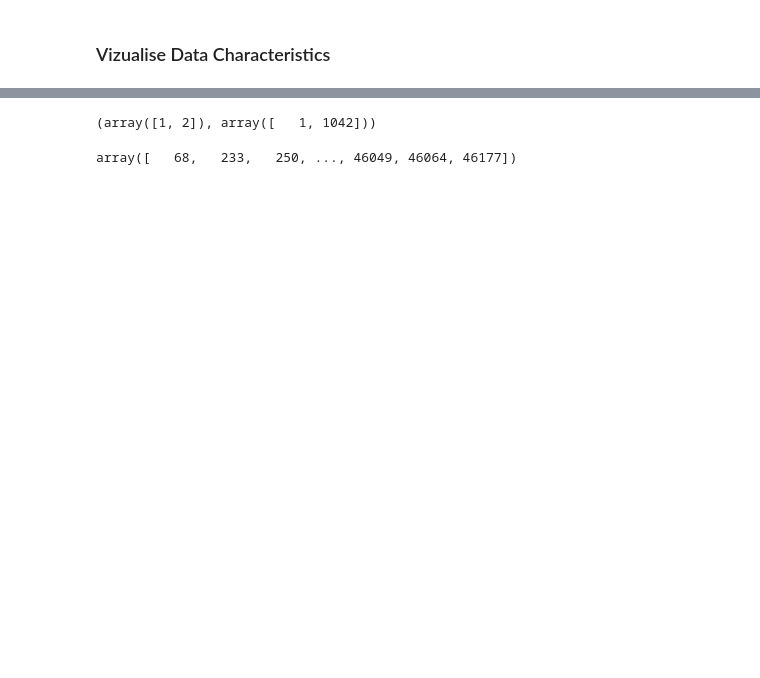
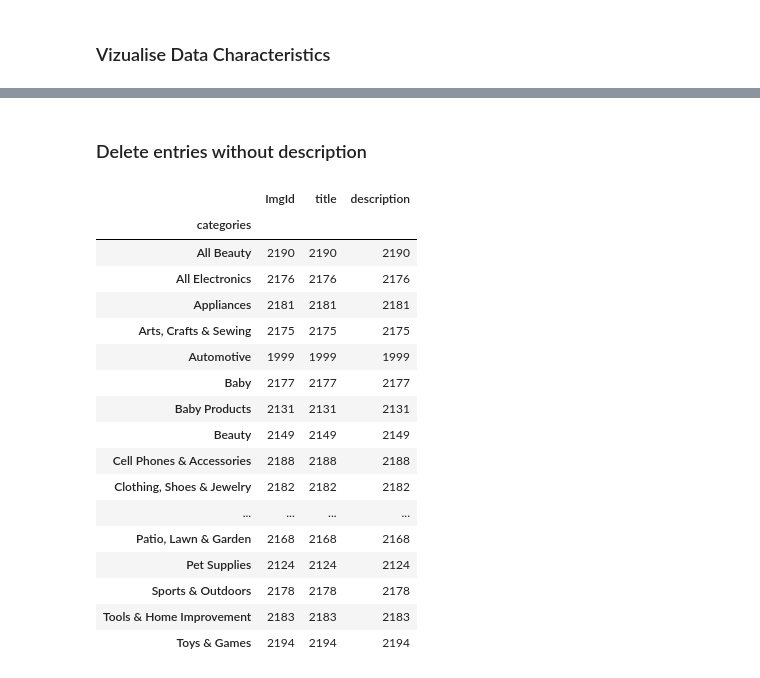
Before and after one commit to Elsasser67/DataScience21, a Jupyter notebook: Projekt/Kaggle_Projekt_Schnell_Theo.ipynb, the cells around one changed output, grey strips where cells are left out. Saved outputs shown, nothing was run; the diff lists cells and outputs as text; code cells hidden in the pictures; blank space fills up the shorter version.

```diff
--- a/Projekt/Kaggle_Projekt_Schnell_Theo.ipynb
+++ b/Projekt/Kaggle_Projekt_Schnell_Theo.ipynb
@@ -105,10 +124,25 @@ data.groupby('categories').count()
+# %% [markdown]
+### Delete entries without description
 # %%
-hey1, hey2 = np.where(pd.isnull(data))
+data = data.drop(index=np.where(pd.isnull(data)))
-# %%
-np.unique(hey2, return_counts=True)
-# %% [output]
-(array([1, 2]), array([   1, 1042]))
-# %%
-hey1
-# %% [output]
-array([   68,   233,   250, ..., 46049, 46064, 46177])
+# %%
+data.groupby('categories').count()
+# %% [output]
+|  | ImgId | title | description |
+| categories |  |  |  |
+| All Beauty | 2190 | 2190 | 2190 |
+| All Electronics | 2176 | 2176 | 2176 |
+| Appliances | 2181 | 2181 | 2181 |
+| Arts, Crafts & Sewing | 2175 | 2175 | 2175 |
+| Automotive | 1999 | 1999 | 1999 |
+| Baby | 2177 | 2177 | 2177 |
+| Baby Products | 2131 | 2131 | 2131 |
+| Beauty | 2149 | 2149 | 2149 |
+| Cell Phones & Accessories | 2188 | 2188 | 2188 |
+| Clothing, Shoes & Jewelry | 2182 | 2182 | 2182 |
+| ... | ... | ... | ... |
+| Patio, Lawn & Garden | 2168 | 2168 | 2168 |
+| Pet Supplies | 2124 | 2124 | 2124 |
+| Sports & Outdoors | 2178 | 2178 | 2178 |
+| Tools & Home Improvement | 2183 | 2183 | 2183 |
+| Toys & Games | 2194 | 2194 | 2194 |
```
Also changed, not shown: parts of 3 cells of this notebook.
